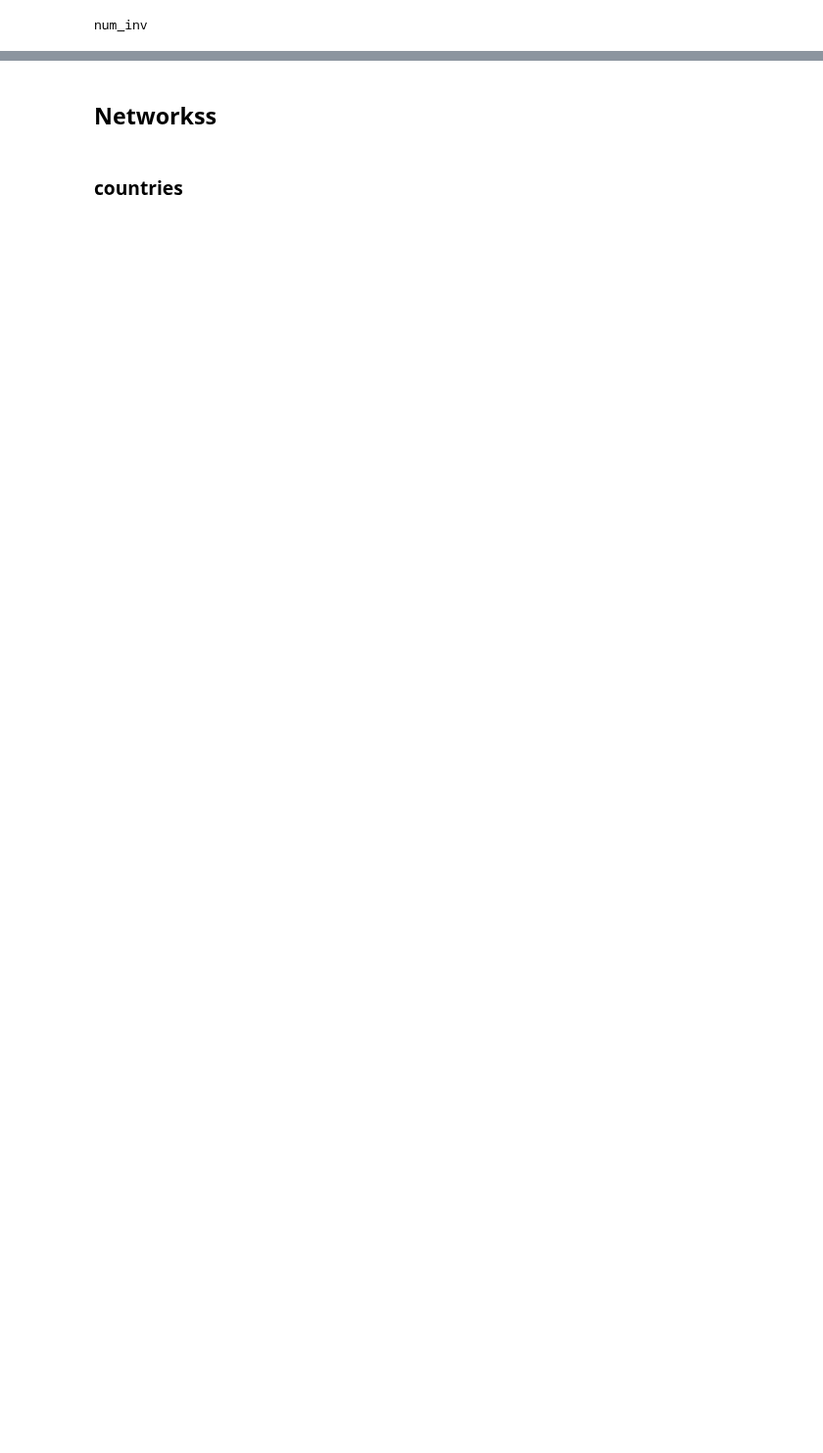
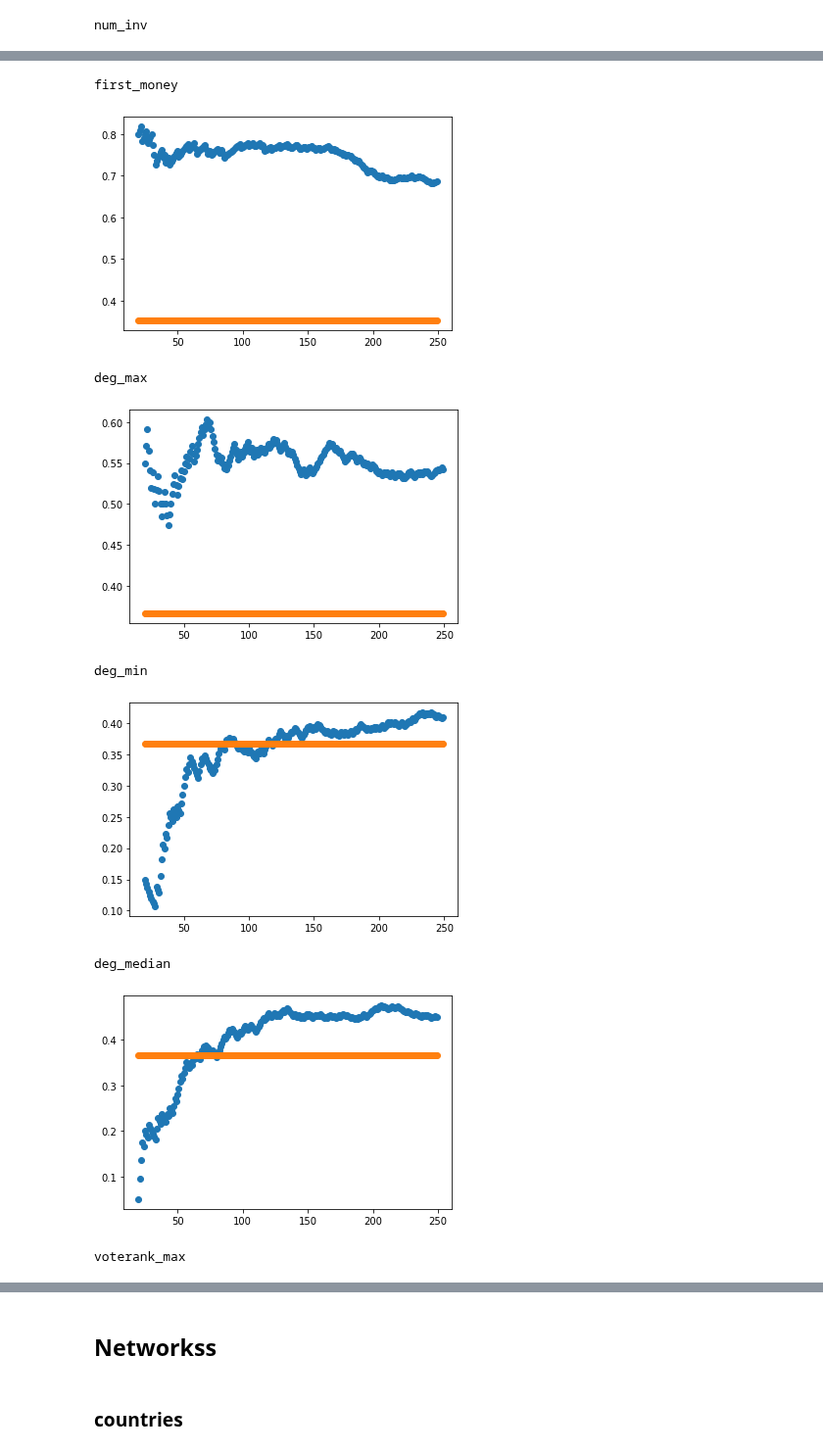
Before and after one commit to testalorenzo/crunch_net, a Jupyter notebook: ANS/ANS_all/orgorg4/Untitled.ipynb, the cells around one changed output, grey strips where cells are left out. Shown at 98% size. Drawn from its saved outputs; the diff is of its cells as text; code cells hidden in the pictures; blank space fills up the shorter version.

```diff
--- a/ANS/ANS_all/orgorg4/Untitled.ipynb
+++ b/ANS/ANS_all/orgorg4/Untitled.ipynb
@@ -389,21 +444,34 @@ plt.show()
 # %%
 centralities = [bonav.columns[i] for i in [8] + list(range(13,len(bonav.columns)))]
 for i in centralities:
     cent = i
     print(cent)
-    b12 = bonav3[bonav3['foundation']<2013]
+    b12 = bonav3#[bonav3['foundation']<2013]
     #b12 = b12[b12['first_money']<10000000]
-    b12 = b12[[cent, 'current_sit','success','stage', 'st8', 'succ8','id', 'node','st8']]
+    b12 = b12[[cent, 'current_sit','success','stage', 'st8', 'succ12','id', 'node','st8']]
     b12 = b12[b12[cent].notnull()]
+    b12 = b12[b12['succ12'].notnull()]
     moves = []
     p = []
     N = len(b12)
-    A = sum(b12['succ8'])
-
-    for i in range(2000,2012):
-        t = sum(b12.sort_values(ascending=False, by = cent)[0:i]['succ8'])
+    A = int(sum(b12['succ12']))
+    ran = []
+    for i in range(20,250):
+        t = int(sum(b12.sort_values(ascending=False, by = cent)[0:i]['succ12']))
         moves.append(t/i)
         n = i
         p.append(hypergeom_cdf(N, A, n, t, min_value=None))
-    plt.scatter(range(20,lung), p)
+        ran.append(A/N)
+    plt.scatter(range(20,250), moves)
+    plt.scatter(range(20,250), ran)
     plt.show()
+# %% [output]
+first_money
+[figure, added]
+deg_max
+[figure, added]
+deg_min
+[figure, added]
+deg_median
+[figure, added]
+voterank_max
```
Also changed, not shown: parts of 58 cells of this notebook.
